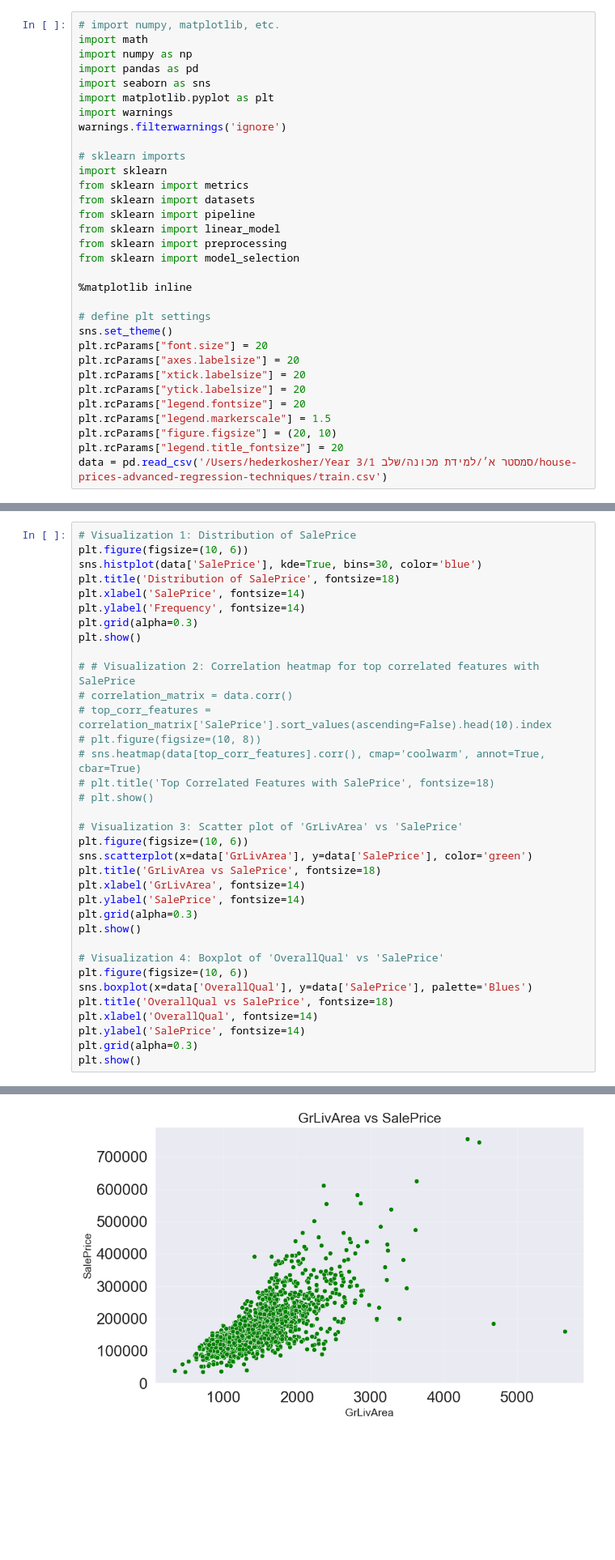
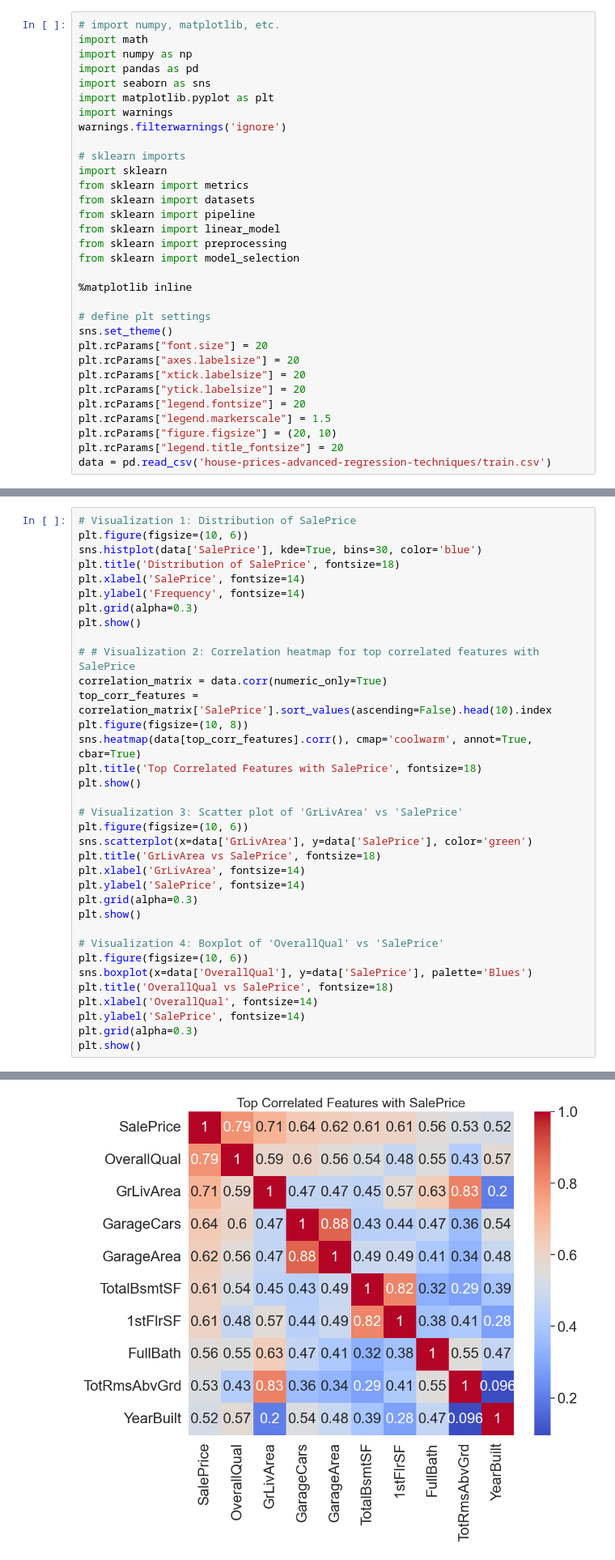
Before and after one commit to hederkosher/PythonProject4, a Jupyter notebook: Step1.ipynb, the cells around one changed output, grey strips where cells are left out. Shown at 81% size. Cells and saved outputs as stored; diff of their text form; blank space fills up the shorter version.

Commit message:
correlation graph fix

```diff
--- a/Step1.ipynb
+++ b/Step1.ipynb
@@ -29,7 +29,7 @@ plt.rcParams["legend.fontsize"] = 20
 plt.rcParams["legend.markerscale"] = 1.5
 plt.rcParams["figure.figsize"] = (20, 10)
 plt.rcParams["legend.title_fontsize"] = 20
-data = pd.read_csv('/Users/hederkosher/Year 3/סמסטר א׳/למידת מכונה/שלב 1/house-prices-advanced-regression-techniques/train.csv')
+data = pd.read_csv('house-prices-advanced-regression-techniques/train.csv')
 # %%
 print(data.head())
 # %% [output]
@@ -197,37 +208,37 @@ ValueError: could not convert string to float: 'RL'
 # Visualization 1: Distribution of SalePrice
 plt.figure(figsize=(10, 6))
 sns.histplot(data['SalePrice'], kde=True, bins=30, color='blue')
 plt.title('Distribution of SalePrice', fontsize=18)
 plt.xlabel('SalePrice', fontsize=14)
 plt.ylabel('Frequency', fontsize=14)
 plt.grid(alpha=0.3)
 plt.show()
 
 # # Visualization 2: Correlation heatmap for top correlated features with SalePrice
-# correlation_matrix = data.corr()
-# top_corr_features = correlation_matrix['SalePrice'].sort_values(ascending=False).head(10).index
-# plt.figure(figsize=(10, 8))
-# sns.heatmap(data[top_corr_features].corr(), cmap='coolwarm', annot=True, cbar=True)
-# plt.title('Top Correlated Features with SalePrice', fontsize=18)
-# plt.show()
+correlation_matrix = data.corr(numeric_only=True)
+top_corr_features = correlation_matrix['SalePrice'].sort_values(ascending=False).head(10).index
+plt.figure(figsize=(10, 8))
+sns.heatmap(data[top_corr_features].corr(), cmap='coolwarm', annot=True, cbar=True)
+plt.title('Top Correlated Features with SalePrice', fontsize=18)
+plt.show()
 
 # Visualization 3: Scatter plot of 'GrLivArea' vs 'SalePrice'
 plt.figure(figsize=(10, 6))
 sns.scatterplot(x=data['GrLivArea'], y=data['SalePrice'], color='green')
 plt.title('GrLivArea vs SalePrice', fontsize=18)
 plt.xlabel('GrLivArea', fontsize=14)
 plt.ylabel('SalePrice', fontsize=14)
 plt.grid(alpha=0.3)
 plt.show()
 
 # Visualization 4: Boxplot of 'OverallQual' vs 'SalePrice'
 plt.figure(figsize=(10, 6))
 sns.boxplot(x=data['OverallQual'], y=data['SalePrice'], palette='Blues')
 plt.title('OverallQual vs SalePrice', fontsize=18)
 plt.xlabel('OverallQual', fontsize=14)
 plt.ylabel('SalePrice', fontsize=14)
 plt.grid(alpha=0.3)
 plt.show()
 # %% [output]
 [figure]
-[figure, old version]
+[figure, new version]
```
Also changed, not shown: parts of 6 cells of this notebook.
